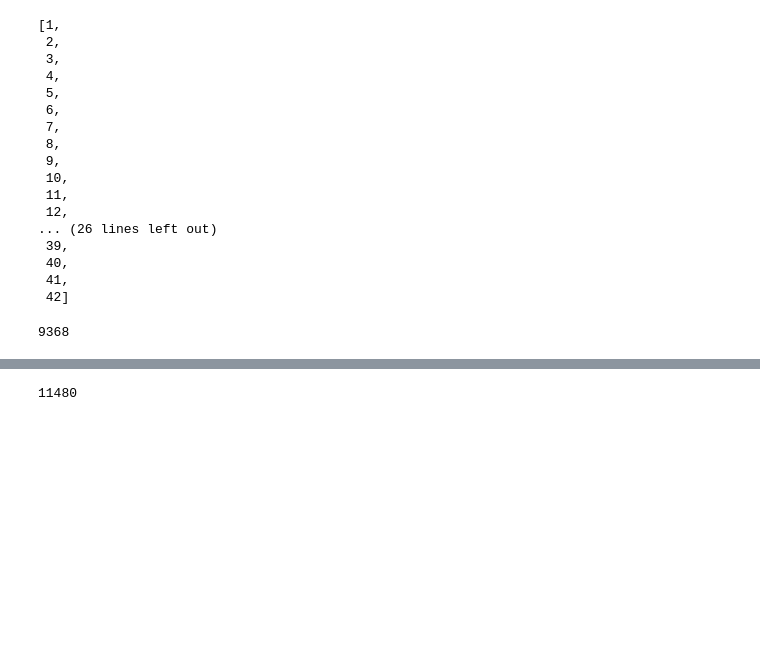
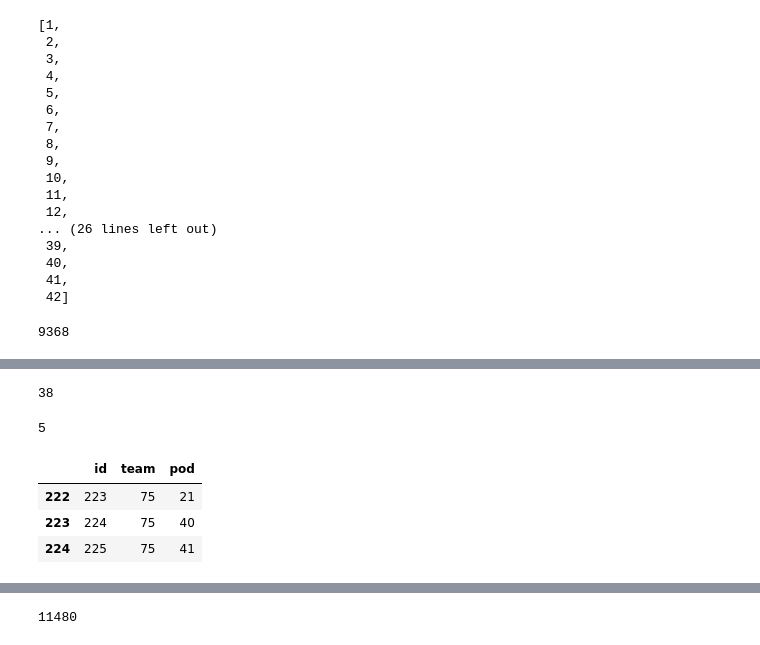
Before and after one commit to bilquist/ultimate-schedule, a Jupyter notebook: notebooks/pods.ipynb, the cells around one changed output, grey strips where cells are left out. Drawn from its saved outputs; the diff is of its cells as text; code cells hidden in the pictures; blank space fills up the shorter version.

```diff
--- a/notebooks/pods.ipynb
+++ b/notebooks/pods.ipynb
@@ -1579,0 +1668,15 @@ MOD_GAME
+# %%
+max_count_pod.name
+# %% [output]
+38
+# %%
+max_count
+# %% [output]
+5
+# %%
+df_team_pods.loc[df_team_pods['team'] == 75]
+# %% [output]
+|  | id | team | pod |
+| 222 | 223 | 75 | 21 |
+| 223 | 224 | 75 | 40 |
+| 224 | 225 | 75 | 41 |
```
Also changed, not shown: parts of 61 cells of this notebook.
